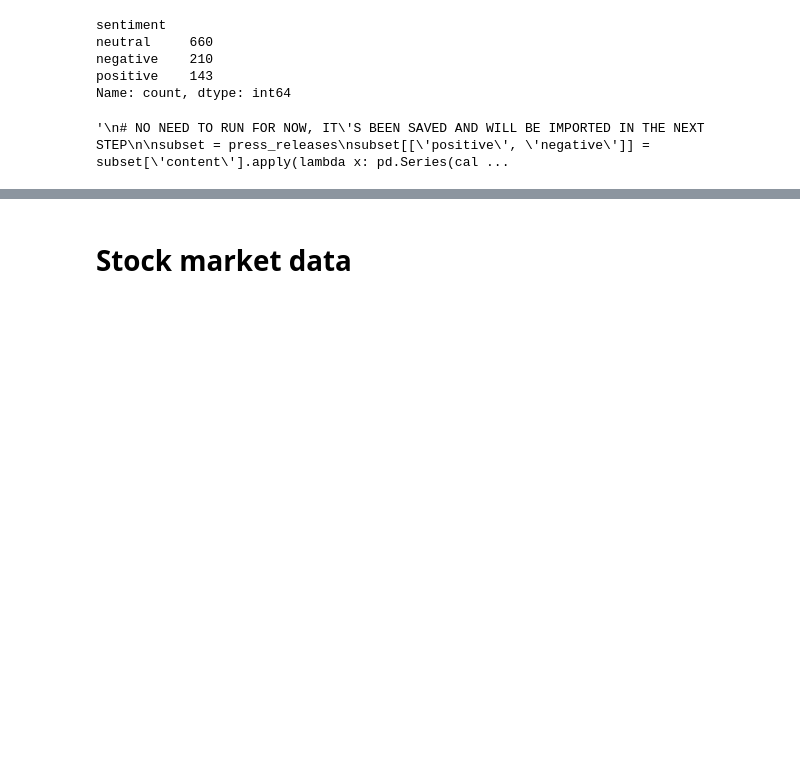
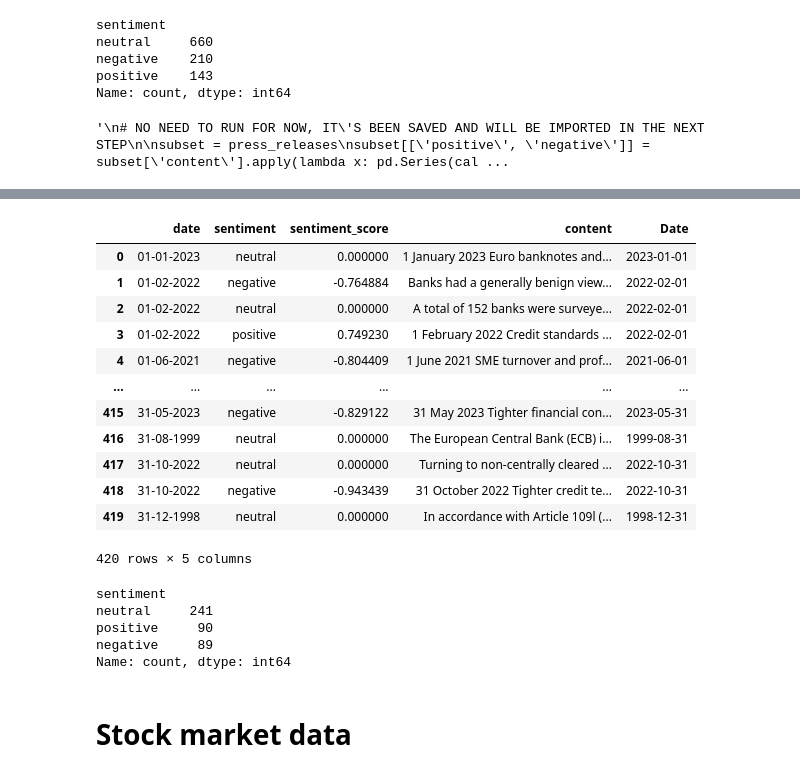
Before and after one commit to OzodbekOzodov/ecb-speeches, a Jupyter notebook: compact_notebook.ipynb, the cells around one changed output, grey strips where cells are left out. Drawn from its saved outputs; the diff is of its cells as text; code cells hidden in the pictures; blank space fills up the shorter version.

```diff
--- a/compact_notebook.ipynb
+++ b/compact_notebook.ipynb
@@ -630,3 +632,29 @@ aggregated_df
+# %%
+aggregated_df.loc[aggregated_df['sentiment']== 'negative', 'sentiment_score'] *= -1
+aggregated_df.loc[aggregated_df['sentiment']== 'neutral', 'sentiment_score'] *= 0
+aggregated_df
+# %% [output]
+|  | date | sentiment | sentiment_score | content | Date |
+| 0 | 01-01-2023 | neutral | 0.000000 | 1 January 2023 Euro banknotes and... | 2023-01-01 |
+| 1 | 01-02-2022 | negative | -0.764884 | Banks had a generally benign view... | 2022-02-01 |
+| 2 | 01-02-2022 | neutral | 0.000000 | A total of 152 banks were surveye... | 2022-02-01 |
+| 3 | 01-02-2022 | positive | 0.749230 | 1 February 2022 Credit standards ... | 2022-02-01 |
+| 4 | 01-06-2021 | negative | -0.804409 | 1 June 2021 SME turnover and prof... | 2021-06-01 |
+| ... | ... | ... | ... | ... | ... |
+| 415 | 31-05-2023 | negative | -0.829122 | 31 May 2023 Tighter financial con... | 2023-05-31 |
+| 416 | 31-08-1999 | neutral | 0.000000 | The European Central Bank (ECB) i... | 1999-08-31 |
+| 417 | 31-10-2022 | neutral | 0.000000 | Turning to non-centrally cleared ... | 2022-10-31 |
+| 418 | 31-10-2022 | negative | -0.943439 | 31 October 2022 Tighter credit te... | 2022-10-31 |
+| 419 | 31-12-1998 | neutral | 0.000000 | In accordance with Article 109l (... | 1998-12-31 |
+420 rows × 5 columns
+# %%
+aggregated_df.value_counts('sentiment')
+# %% [output]
+sentiment
+neutral     241
+positive     90
+negative     89
+Name: count, dtype: int64
 # %% [markdown]
 # Stock market data
 # %%
```
Also changed, not shown: parts of 7 cells of this notebook, 2 other files.
